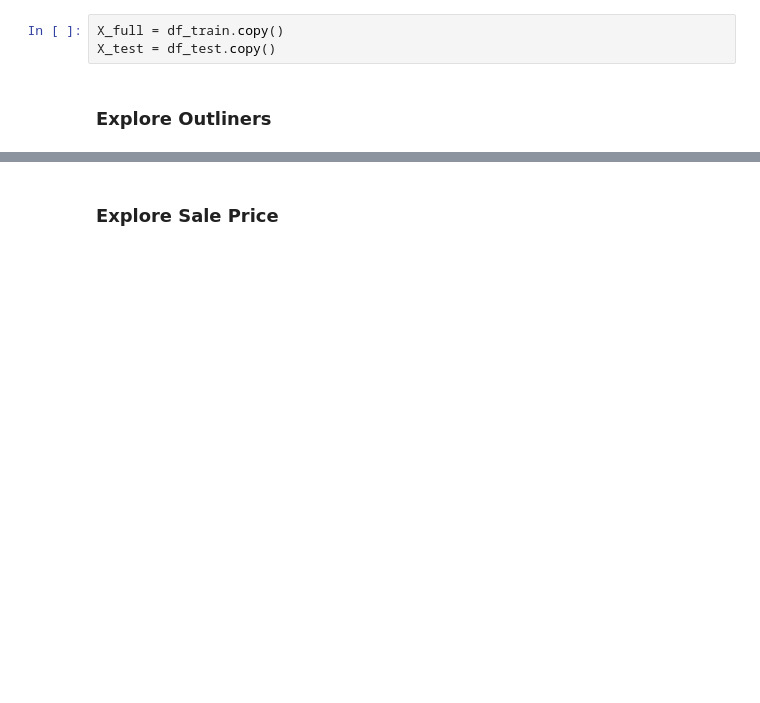
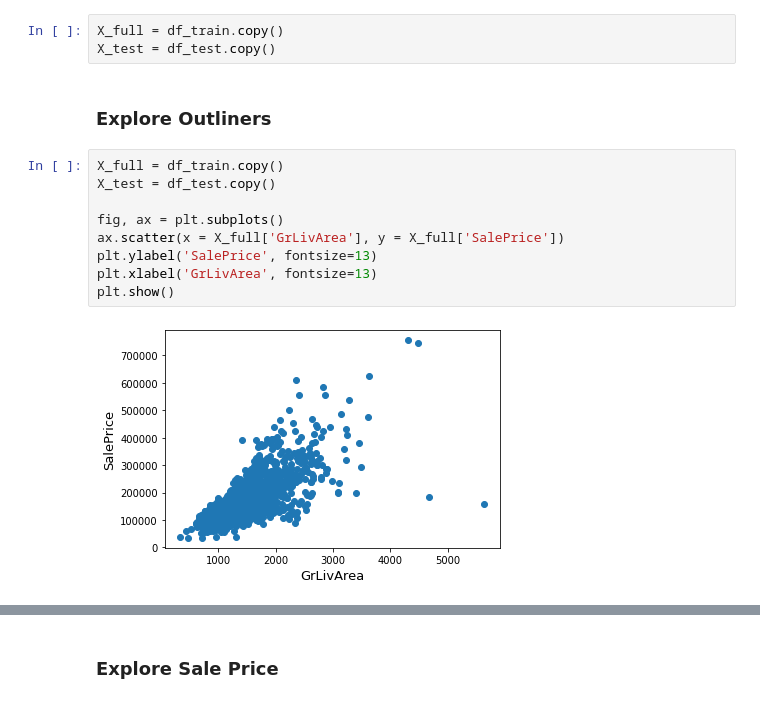
Before and after one commit to dorothyynwong/mario_kart_8_best, a Jupyter notebook: housing-prices-competition-20220411.ipynb, the cells around one changed output, grey strips where cells are left out. Drawn from its saved outputs; the diff is of its cells as text; blank space fills up the shorter version.

Commit message:
Kaggle Notebook | Housing Prices Competition 20220411 | Version 16

```diff
--- a/housing-prices-competition-20220411.ipynb
+++ b/housing-prices-competition-20220411.ipynb
@@ -50,3 +50,14 @@ X_full = df_train.copy()
 X_test = df_test.copy()
 # %% [markdown]
 ### Explore Outliners
+# %%
+X_full = df_train.copy()
+X_test = df_test.copy()
+
+fig, ax = plt.subplots()
+ax.scatter(x = X_full['GrLivArea'], y = X_full['SalePrice'])
+plt.ylabel('SalePrice', fontsize=13)
+plt.xlabel('GrLivArea', fontsize=13)
+plt.show()
+# %% [output]
+[figure, added]
```
Also changed, not shown: parts of 13 cells of this notebook.
